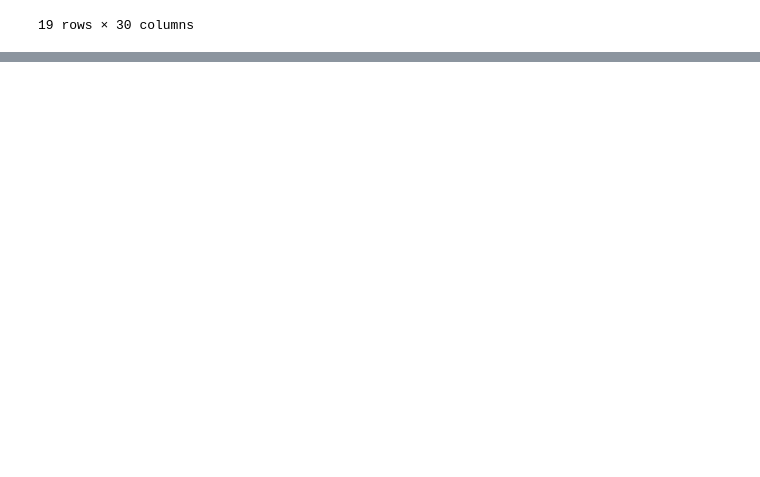
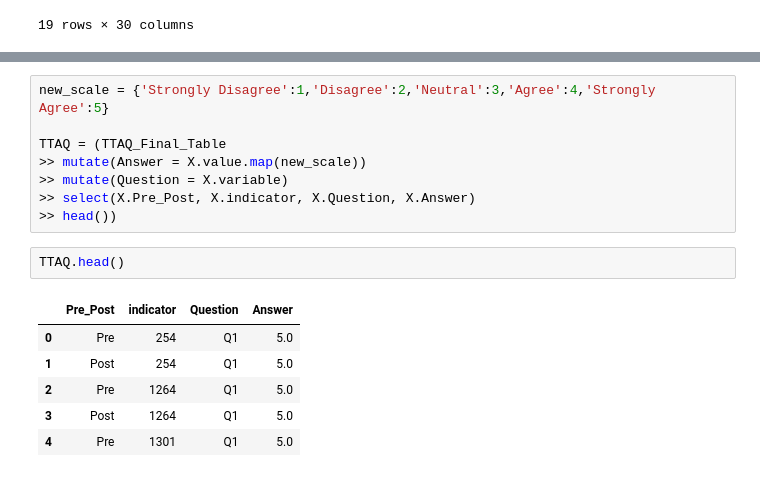
Before and after one commit to paytonsimmons/act4_2_refactoring_walmart_clean_up, a Jupyter notebook: Consulting.ipynb, the cells around one changed output, grey strips where cells are left out. Drawn from its saved outputs; the diff is of its cells as text; blank space fills up the shorter version.

```diff
--- a/Consulting.ipynb
+++ b/Consulting.ipynb
@@ -202,0 +226,17 @@ TAQ_Post_Final
+# %%
+new_scale = {'Strongly Disagree':1,'Disagree':2,'Neutral':3,'Agree':4,'Strongly Agree':5}
+
+TTAQ = (TTAQ_Final_Table
+>> mutate(Answer = X.value.map(new_scale))
+>> mutate(Question = X.variable)
+>> select(X.Pre_Post, X.indicator, X.Question, X.Answer)
+>> head())
+# %%
+TTAQ.head()
+# %% [output]
+|  | Pre_Post | indicator | Question | Answer |
+| 0 | Pre | 254 | Q1 | 5.0 |
+| 1 | Post | 254 | Q1 | 5.0 |
+| 2 | Pre | 1264 | Q1 | 5.0 |
+| 3 | Post | 1264 | Q1 | 5.0 |
+| 4 | Pre | 1301 | Q1 | 5.0 |
```
Also changed, not shown: parts of 15 cells of this notebook.
